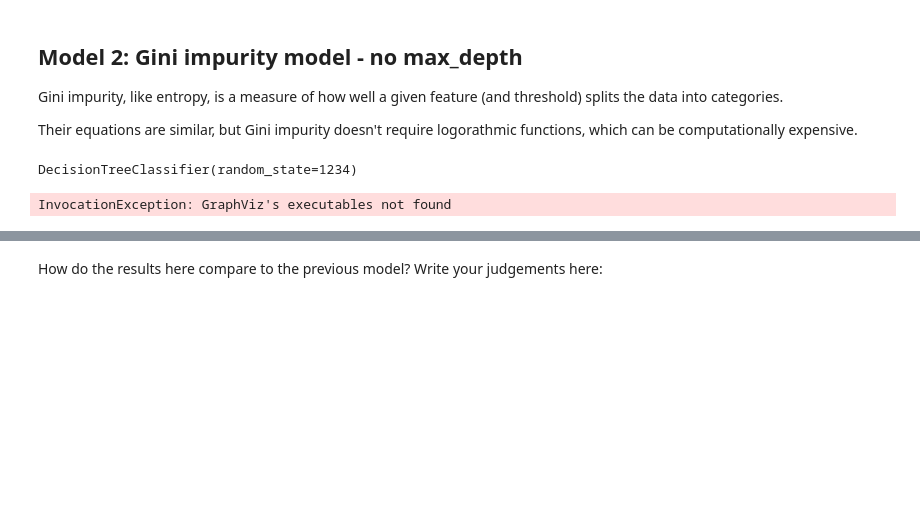
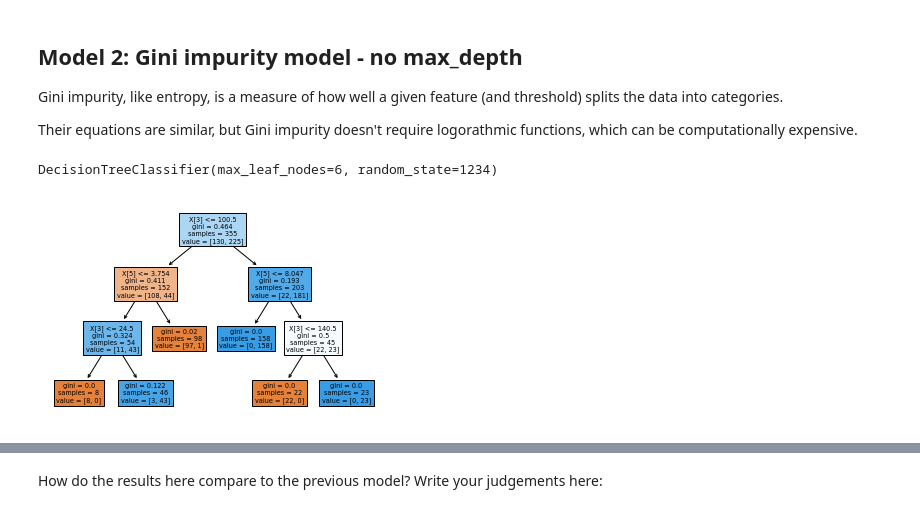
Before and after one commit to HayalDargin/Springboard_Work, a Jupyter notebook: Unit_14/Unit_14_3_Case Study - RR Diner Coffee/Hayal_Springboard Decision Tree Specialty Coffee Case Study - Tier 3.ipynb, the cells around one changed output, grey strips where cells are left out. Cells and saved outputs as stored; diff of their text form; code cells hidden in the pictures; blank space fills up the shorter version.

```diff
--- a/Unit_14/Unit_14_3_Case Study - RR Diner Coffee/Hayal_Springboard Decision Tree Specialty Coffee Case Study - Tier 3.ipynb
+++ b/Unit_14/Unit_14_3_Case Study - RR Diner Coffee/Hayal_Springboard Decision Tree Specialty Coffee Case Study - Tier 3.ipynb
@@ -423,10 +427,10 @@ Their equations are similar, but Gini impurity doesn't require logorathmic funct
 # %%
 # Make a variable called gini_model, and assign it exactly what you assigned entr_model with above, but with the
 # criterion changed to 'gini'
-gini_model = tree.DecisionTreeClassifier(criterion="gini", random_state = 1234)
+gini_model = tree.DecisionTreeClassifier(criterion="gini", random_state = 1234, max_leaf_nodes=6 )
 
 # Call fit() on the gini_model as you did with the entr_model
-gini_model.fit(X_train, y_train)
+gini_model = gini_model.fit(X_train, y_train)
 
 # Call predict() on the gini_model as you did with the entr_model
 y_pred = gini_model.predict(X_test)
@@ -437,22 +441,27 @@ y_pred = pd.Series(y_pred)
 # Check out gini_model
 gini_model
 # %% [output]
-DecisionTreeClassifier(random_state=1234)
+DecisionTreeClassifier(max_leaf_nodes=6, random_state=1234)
+# %%
+# Now we want to visualize the tree
+# We can do so with tree.plot_tree
+tree.plot_tree(gini_model, filled=True)
+plt.show()
+# %% [output]
+[figure, added]
 # %%
 # As before, but make the model name gini_model
 # Now we want to visualize the tree
-dot_data = StringIO()
+#dot_data = StringIO()
 
 # We can do so with export_graphviz
-tree.export_graphviz(gini_model, out_file=dot_data,
-                filled=True, rounded=True,
-                special_characters=True, feature_names=X_train.columns,class_names = ["NO", "YES"])
+#tree.export_graphviz(gini_model, out_file=dot_data,
+                #filled=True, rounded=True,
+                #special_characters=True, feature_names=X_train.columns,class_names = ["NO", "YES"])
 
 # Alternatively for class_names use entr_model.classes_
-graph = pydotplus.graph_from_dot_data(dot_data.getvalue())
-Image(graph.create_png())
+#graph = pydotplus.graph_from_dot_data(dot_data.getvalue())
+#Image(graph.create_png())
-# %% [output]
-InvocationException: GraphViz's executables not found
 # %%
 # Run this block for model evaluation
 print("Model Gini impurity model")
```
Also changed, not shown: parts of 12 cells of this notebook.
